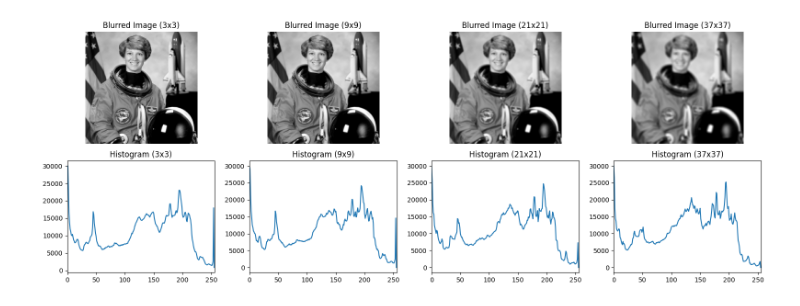
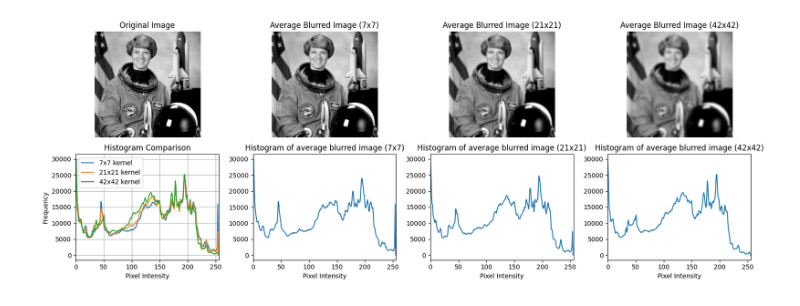
Before and after one commit to sunabove/opencv-python, a Jupyter notebook: ch_07_domain/108_평균 블러링 커널 사이즈 및 히스토그램 비교.ipynb, the cells around one changed output. Saved outputs shown, nothing was run; the diff lists cells and outputs as text; code cells hidden in the pictures.

```diff
--- a/ch_07_domain/108_평균 블러링 커널 사이즈 및 히스토그램 비교.ipynb
+++ b/ch_07_domain/108_평균 블러링 커널 사이즈 및 히스토그램 비교.ipynb
@@ -1,43 +1,75 @@
 # %%
 import cv2, numpy as np, matplotlib.pyplot as plt
 
 # 이미지 불러오기 (Grayscale로)
 image = cv2.imread('example.jpg', cv2.IMREAD_GRAYSCALE)
 
 # 다양한 커널 사이즈 설정
-kernel_sizes = [3, 9, 21, 37]
+kernel_sizes = [7, 21, 42]
 
 # 서브플롯 크기 설정
-cols = len(kernel_sizes)
+cols = len(kernel_sizes) + 1  # 원본 이미지 포함
 rows = 2
 
-# 1x6 형태로 서브플롯 크기 설정
-plt.figure(figsize=(cols*4, rows*3))
+# 서브플롯의 전체 크기 설정
+plt.figure(figsize=(cols * 4, rows * 3))
 
-# 각 커널 사이즈에 대해 블러링된 이미지와 히스토그램 출력
+# 원본 이미지 출력 (첫 번째 줄)
+plt.subplot(rows, cols, 1)
+plt.imshow(image, cmap='gray')
+plt.title('Original Image')
+plt.axis('off')
+
+# 원본 이미지의 히스토그램 계산
+original_hist = cv2.calcHist([image], [0], None, [256], [0, 256])
+max_threshold = 30_000  # 최대 빈도수 설정 (클리핑)
+original_hist[original_hist > max_threshold] = max_threshold
+
+# 블러링된 이미지와 히스토그램 출력
+blurred_images = []
+blurred_hists = []
+
 for i, ks in enumerate(kernel_sizes):
-    kernel = np.ones((ks, ks), np.float32) / ks**2  # 평균 커널 생성
-    blurred_image = cv2.filter2D(image, -1, kernel)  # 평균 블러링 적용
+    # 평균 커널 생성 및 블러링 적용
+    kernel = np.ones((ks, ks), np.float32) / ks**2
+    blurred_image = cv2.filter2D(image, -1, kernel)
+    blurred_images.append(blurred_image)
 
     # 블러링된 이미지 출력 (첫 번째 줄)
-    plt.subplot(rows, cols, 1 + i)
+    plt.subplot(rows, cols, i + 2)
     plt.imshow(blurred_image, cmap='gray')
-    plt.title(f'Blurred Image ({ks}x{ks})')
+    plt.title(f'Average Blurred Image ({ks}x{ks})')
     plt.axis('off')
 
-    # 블러링된 이미지 히스토그램 출력 (두 번째 줄)
+    # 블러링된 이미지의 히스토그램 계산 및 클리핑
     blurred_hist = cv2.calcHist([blurred_image], [0], None, [256], [0, 256])
+    blurred_hist[blurred_hist > max_threshold] = max_threshold
+    blurred_hists.append(blurred_hist)
 
-    # 히스토그램의 빈도가 너무 많은 값들을 제외
-    max_threshold = 30_000  # 최대 빈도수 설정 (이 값을 초과하는 빈도는 제외)
-    blurred_hist[blurred_hist > max_threshold] = max_threshold  # 최대 빈도수로 클리핑
+    # 블러링된 이미지의 히스토그램 출력 (두 번째 줄)
+    plt.subplot(rows, cols, cols + i + 2)
+    plt.plot(blurred_hist)
+    plt.title(f'Histogram of average blurred image ({ks}x{ks})')
+    plt.xlim([0, 256])
+    plt.xlabel('Pixel Intensity')
 
-    plt.subplot(rows, cols, cols + i + 1)
-    plt.plot(blurred_hist)
-    plt.title(f'Histogram ({ks}x{ks})')
-    plt.xlim([0, 256])
+# 원본 및 모든 블러링된 이미지의 히스토그램 비교
 
+plt.subplot(rows, cols, cols + 1)
+plt.title('Histogram Comparison')
+plt.xlabel('Pixel Intensity')
+plt.ylabel('Frequency')
+
+for i, ks in enumerate(kernel_sizes):
+    plt.plot(blurred_hists[i], label=f'{ks}x{ks} kernel')
+
+plt.xlim([0, 256])
+plt.legend()
+plt.grid(True)
+
+# 히스토그램 그래프 설정
+# 레이아웃 조정 및 출력
 plt.tight_layout()
 plt.show()
 # %% [output]
-[figure, old version]
+[figure, new version]
```
